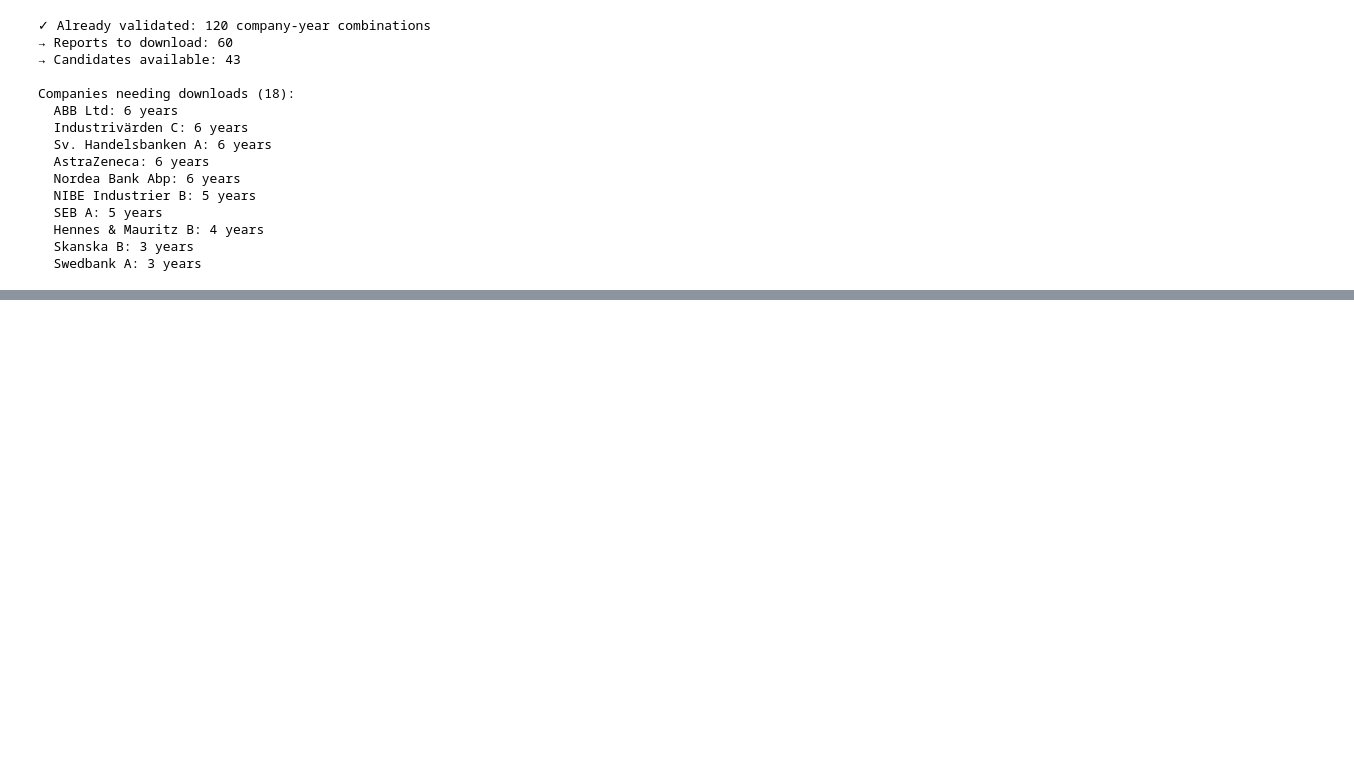
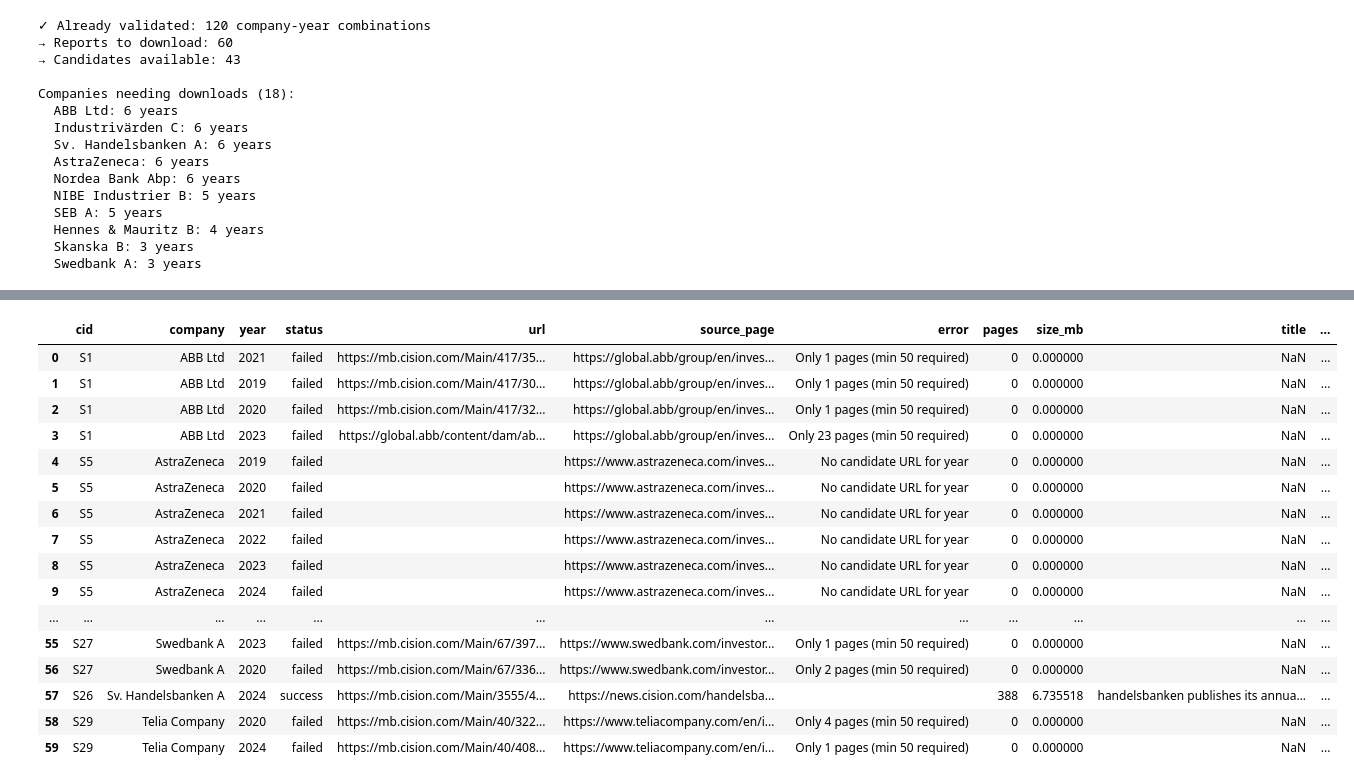
Before and after one commit to JakobJohannesson/aspiratio, a Jupyter notebook: notebooks/step4_Download_and_save_reports.ipynb, the cells around one changed output, grey strips where cells are left out. Cells and saved outputs as stored; diff of their text form; code cells hidden in the pictures; blank space fills up the shorter version.

```diff
--- a/notebooks/step4_Download_and_save_reports.ipynb
+++ b/notebooks/step4_Download_and_save_reports.ipynb
@@ -201,6 +201,26 @@ ignore '/Perms' verify failed
 | 7 | S5 | AstraZeneca | 2022 | failed |  | https://www.astrazeneca.com/inves... | No candidate URL for year | 0 | 0.0 | NaN | ... |
 | 8 | S5 | AstraZeneca | 2023 | failed |  | https://www.astrazeneca.com/inves... | No candidate URL for year | 0 | 0.0 | NaN | ... |
 | 9 | S5 | AstraZeneca | 2024 | failed |  | https://www.astrazeneca.com/inves... | No candidate URL for year | 0 | 0.0 | NaN | ... |
+# %%
+results_df.head(100)
+# %% [output]
+|  | cid | company | year | status | url | source_page | error | pages | size_mb | title | ... |
+| 0 | S1 | ABB Ltd | 2021 | failed | https://mb.cision.com/Main/417/35... | https://global.abb/group/en/inves... | Only 1 pages (min 50 required) | 0 | 0.000000 | NaN | ... |
+| 1 | S1 | ABB Ltd | 2019 | failed | https://mb.cision.com/Main/417/30... | https://global.abb/group/en/inves... | Only 1 pages (min 50 required) | 0 | 0.000000 | NaN | ... |
+| 2 | S1 | ABB Ltd | 2020 | failed | https://mb.cision.com/Main/417/32... | https://global.abb/group/en/inves... | Only 1 pages (min 50 required) | 0 | 0.000000 | NaN | ... |
+| 3 | S1 | ABB Ltd | 2023 | failed | https://global.abb/content/dam/ab... | https://global.abb/group/en/inves... | Only 23 pages (min 50 required) | 0 | 0.000000 | NaN | ... |
+| 4 | S5 | AstraZeneca | 2019 | failed |  | https://www.astrazeneca.com/inves... | No candidate URL for year | 0 | 0.000000 | NaN | ... |
+| 5 | S5 | AstraZeneca | 2020 | failed |  | https://www.astrazeneca.com/inves... | No candidate URL for year | 0 | 0.000000 | NaN | ... |
+| 6 | S5 | AstraZeneca | 2021 | failed |  | https://www.astrazeneca.com/inves... | No candidate URL for year | 0 | 0.000000 | NaN | ... |
+| 7 | S5 | AstraZeneca | 2022 | failed |  | https://www.astrazeneca.com/inves... | No candidate URL for year | 0 | 0.000000 | NaN | ... |
+| 8 | S5 | AstraZeneca | 2023 | failed |  | https://www.astrazeneca.com/inves... | No candidate URL for year | 0 | 0.000000 | NaN | ... |
+| 9 | S5 | AstraZeneca | 2024 | failed |  | https://www.astrazeneca.com/inves... | No candidate URL for year | 0 | 0.000000 | NaN | ... |
+| ... | ... | ... | ... | ... | ... | ... | ... | ... | ... | ... | ... |
+| 55 | S27 | Swedbank A | 2023 | failed | https://mb.cision.com/Main/67/397... | https://www.swedbank.com/investor... | Only 1 pages (min 50 required) | 0 | 0.000000 | NaN | ... |
+| 56 | S27 | Swedbank A | 2020 | failed | https://mb.cision.com/Main/67/336... | https://www.swedbank.com/investor... | Only 2 pages (min 50 required) | 0 | 0.000000 | NaN | ... |
+| 57 | S26 | Sv. Handelsbanken A | 2024 | success | https://mb.cision.com/Main/3555/4... | https://news.cision.com/handelsba... |  | 388 | 6.735518 | handelsbanken publishes its annua... | ... |
+| 58 | S29 | Telia Company | 2020 | failed | https://mb.cision.com/Main/40/322... | https://www.teliacompany.com/en/i... | Only 4 pages (min 50 required) | 0 | 0.000000 | NaN | ... |
+| 59 | S29 | Telia Company | 2024 | failed | https://mb.cision.com/Main/40/408... | https://www.teliacompany.com/en/i... | Only 1 pages (min 50 required) | 0 | 0.000000 | NaN | ... |
 # %%
 # Summarize download outcomes
 successes = results_df[results_df['status'] == 'success']
```
Also changed, not shown: parts of 4 cells of this notebook, 8 other files.
